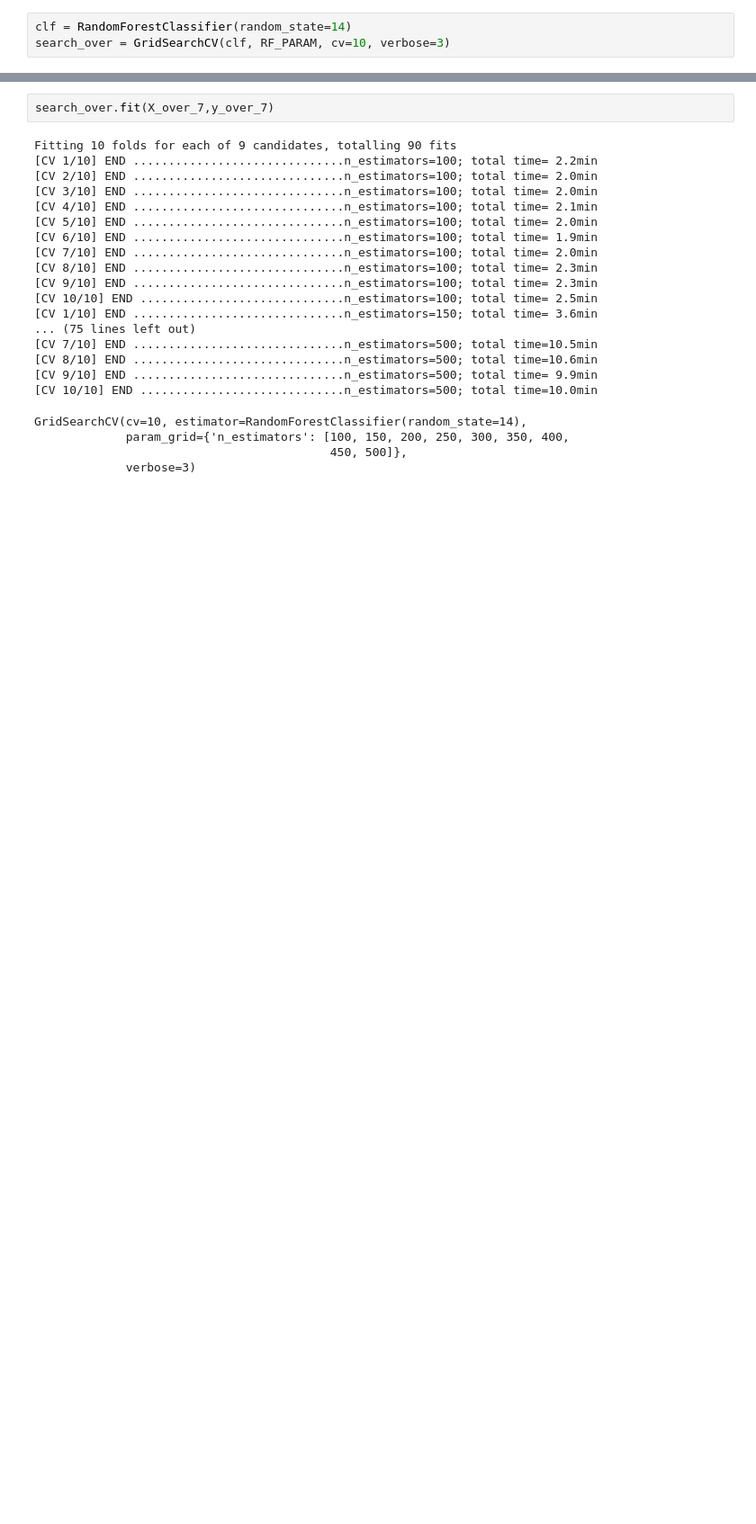
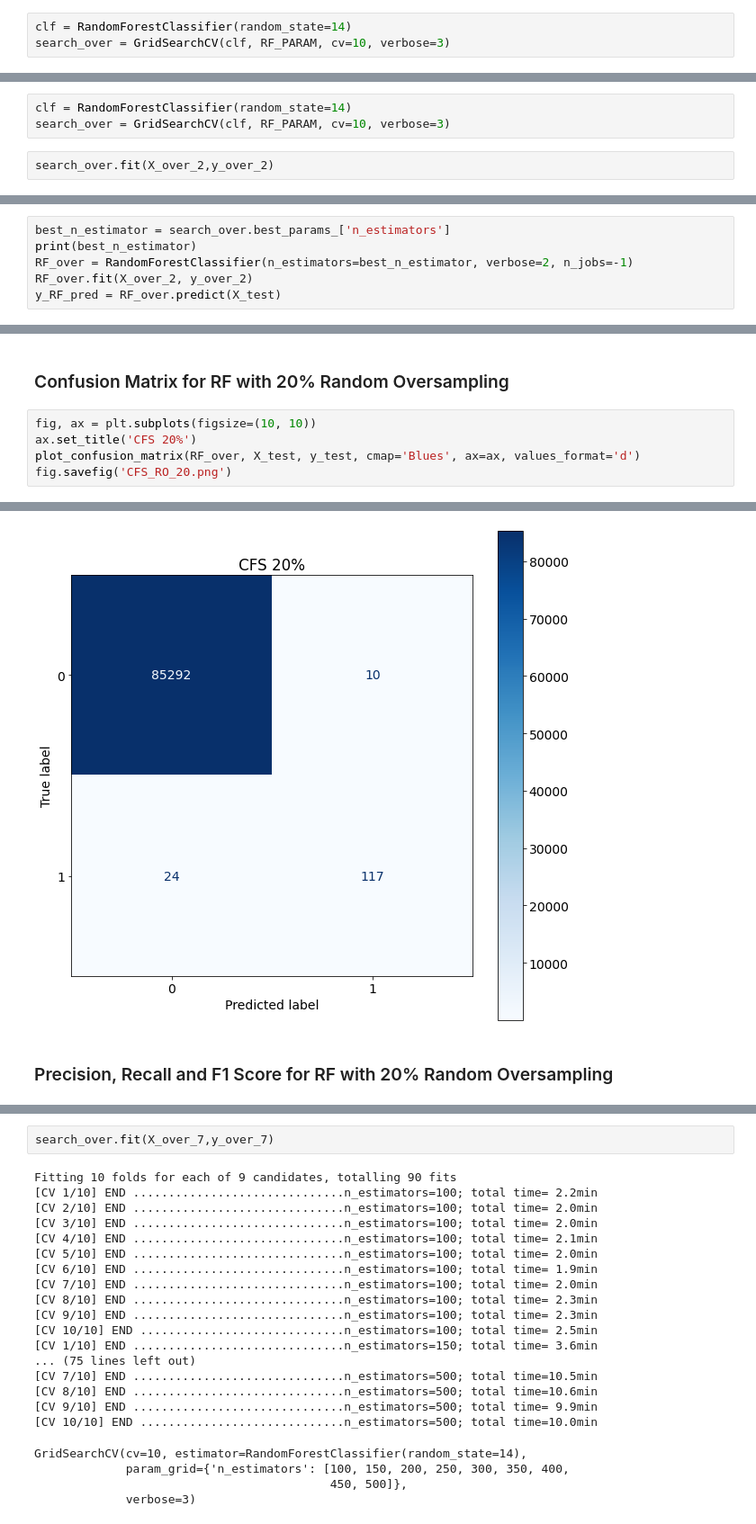
Before and after one commit to nolanspecter/Credit-Card-Fraud-Detection, a Jupyter notebook: Thesis_RF.ipynb, the cells around one changed output, grey strips where cells are left out. Shown at 90% size. Drawn from its saved outputs; the diff is of its cells as text; blank space fills up the shorter version.

```diff
--- a/Thesis_RF.ipynb
+++ b/Thesis_RF.ipynb
@@ -462,0 +658,5 @@ search_over = GridSearchCV(clf, RF_PARAM, cv=10, verbose=3)
+# %%
+clf = RandomForestClassifier(random_state=14)
+search_over = GridSearchCV(clf, RF_PARAM, cv=10, verbose=3)
+# %%
+search_over.fit(X_over_2,y_over_2)
@@ -462,0 +685,6 @@ search_over = GridSearchCV(clf, RF_PARAM, cv=10, verbose=3)
+# %%
+best_n_estimator = search_over.best_params_['n_estimators']
+print(best_n_estimator)
+RF_over = RandomForestClassifier(n_estimators=best_n_estimator, verbose=2, n_jobs=-1)
+RF_over.fit(X_over_2, y_over_2)
+y_RF_pred = RF_over.predict(X_test)
@@ -462,0 +736,8 @@ search_over = GridSearchCV(clf, RF_PARAM, cv=10, verbose=3)
+# %% [markdown]
+### Confusion Matrix for RF with 20% Random Oversampling
+# %%
+fig, ax = plt.subplots(figsize=(10, 10))
+ax.set_title('CFS 20%')
+plot_confusion_matrix(RF_over, X_test, y_test, cmap='Blues', ax=ax, values_format='d')
+fig.savefig('CFS_RO_20.png')
+# %% [output]
@@ -462,0 +747,3 @@ search_over = GridSearchCV(clf, RF_PARAM, cv=10, verbose=3)
+[figure, added]
+# %% [markdown]
+### Precision, Recall and F1 Score for RF with 20% Random Oversampling
```
Also changed, not shown: parts of 193 cells of this notebook, 7 other files.
